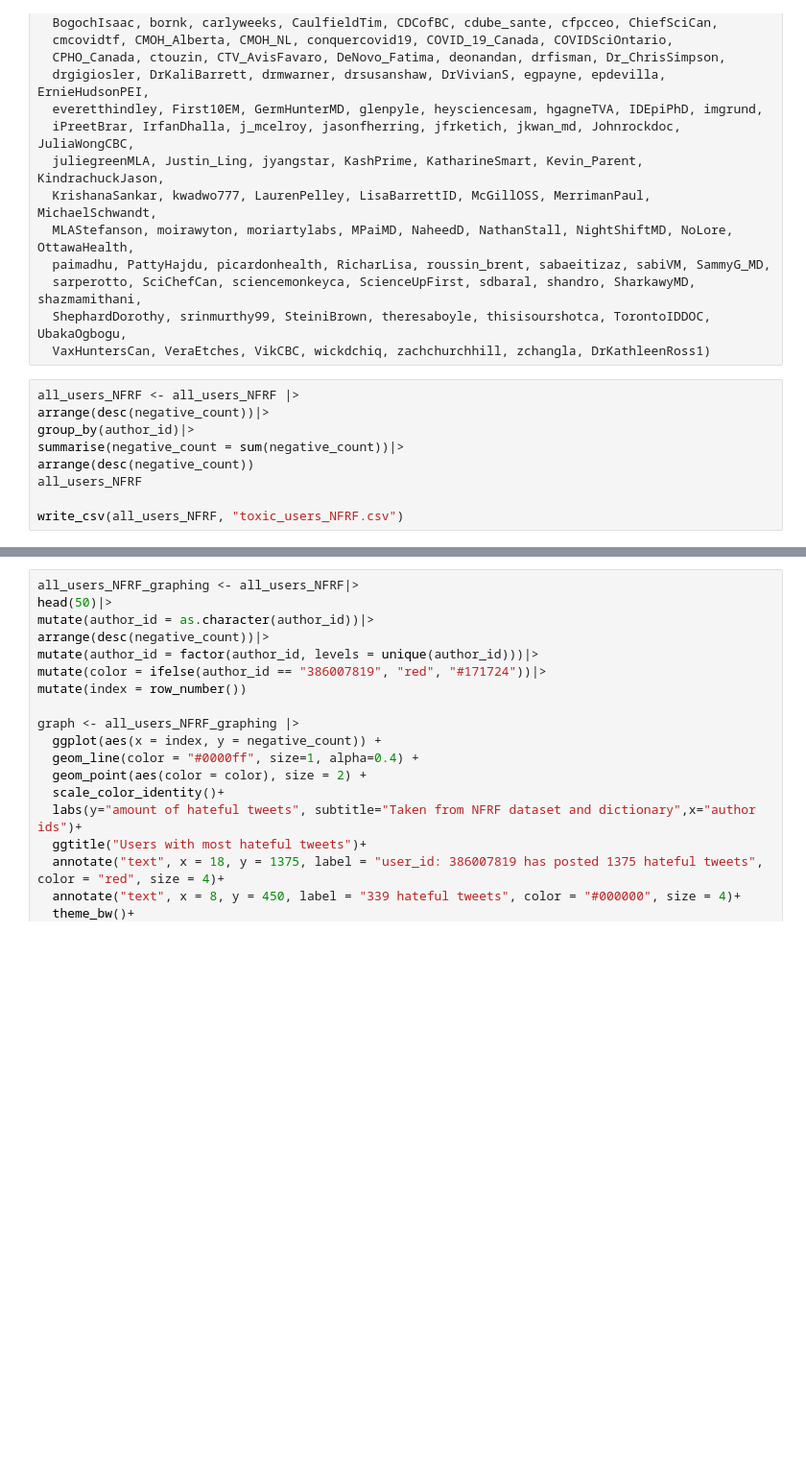
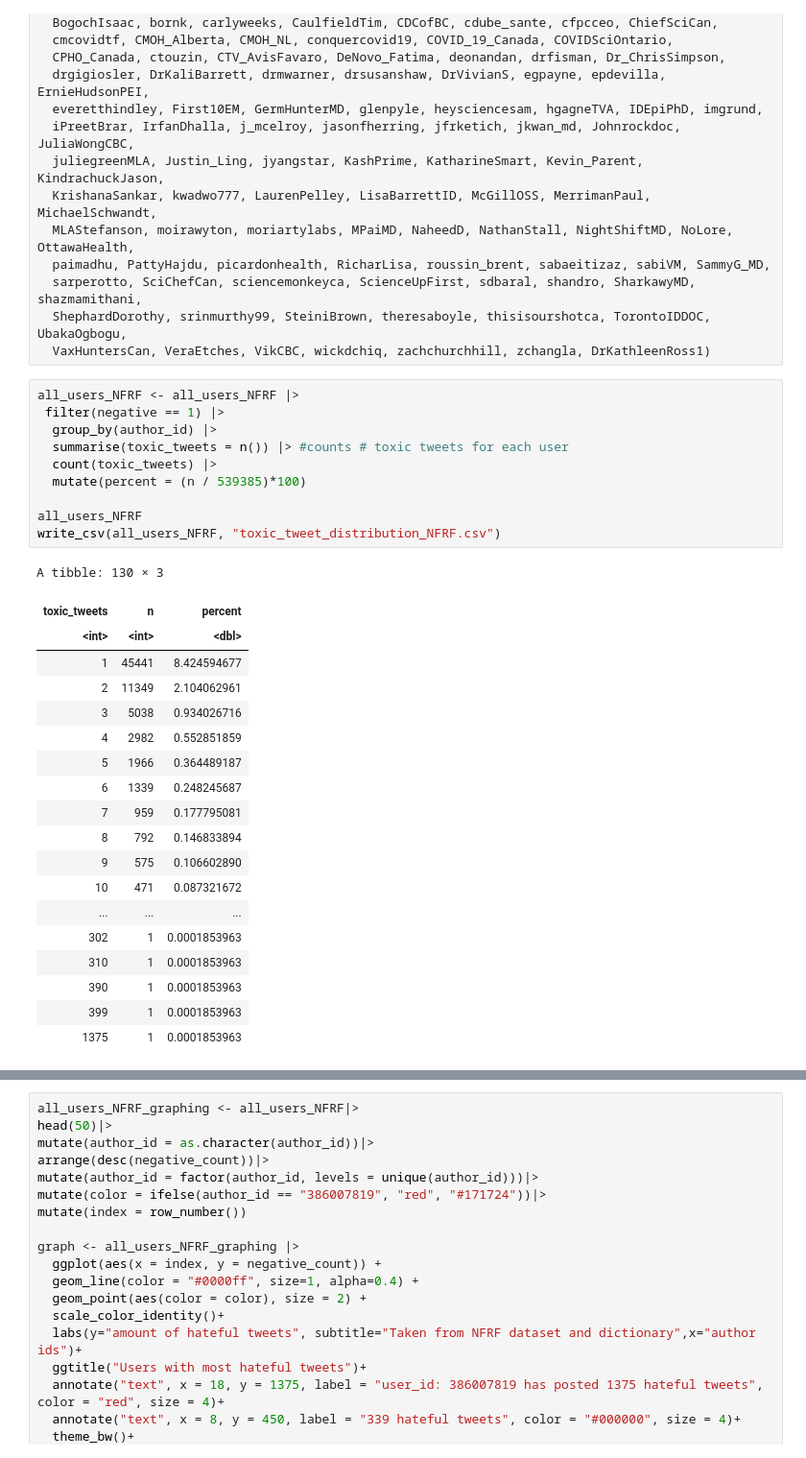
Before and after one commit to Irene-Berezin/tweets, a Jupyter notebook: NFRF_toxic_users_list.ipynb, the cells around one changed output, grey strips where cells are left out. Shown at 96% size. Drawn from its saved outputs; the diff is of its cells as text; blank space fills up the shorter version.

```diff
--- a/NFRF_toxic_users_list.ipynb
+++ b/NFRF_toxic_users_list.ipynb
@@ -236,12 +198,33 @@ all_users_NFRF <-  bind_rows(adriandix, AlikaMD, AmyGreerKalisz, angie_rasmussen
   sarperotto, SciChefCan, sciencemonkeyca, ScienceUpFirst, sdbaral, shandro, SharkawyMD, shazmamithani,
   ShephardDorothy, srinmurthy99, SteiniBrown, theresaboyle, thisisourshotca, TorontoIDDOC, UbakaOgbogu,
   VaxHuntersCan, VeraEtches, VikCBC, wickdchiq, zachchurchhill, zchangla, DrKathleenRoss1)
-# %%
-all_users_NFRF <- all_users_NFRF |>
-arrange(desc(negative_count))|>
-group_by(author_id)|>
-summarise(negative_count = sum(negative_count))|>
-arrange(desc(negative_count))
-all_users_NFRF
-
-write_csv(all_users_NFRF, "toxic_users_NFRF.csv")
+# %%
+all_users_NFRF <- all_users_NFRF |>
+ filter(negative == 1) |>
+  group_by(author_id) |>
+  summarise(toxic_tweets = n()) |> #counts # toxic tweets for each user
+  count(toxic_tweets) |>
+  mutate(percent = (n / 539385)*100)
+
+all_users_NFRF
+write_csv(all_users_NFRF, "toxic_tweet_distribution_NFRF.csv")
+# %% [output]
+A tibble: 130 × 3
+| toxic_tweets | n | percent |
+| <int> | <int> | <dbl> |
+| 1 | 45441 | 8.424594677 |
+| 2 | 11349 | 2.104062961 |
+| 3 | 5038 | 0.934026716 |
+| 4 | 2982 | 0.552851859 |
+| 5 | 1966 | 0.364489187 |
+| 6 | 1339 | 0.248245687 |
+| 7 | 959 | 0.177795081 |
+| 8 | 792 | 0.146833894 |
+| 9 | 575 | 0.106602890 |
+| 10 | 471 | 0.087321672 |
+| ... | ... | ... |
+| 302 | 1 | 0.0001853963 |
+| 310 | 1 | 0.0001853963 |
+| 390 | 1 | 0.0001853963 |
+| 399 | 1 | 0.0001853963 |
+| 1375 | 1 | 0.0001853963 |
```
Also changed, not shown: parts of 7 cells of this notebook, 11 other files.
